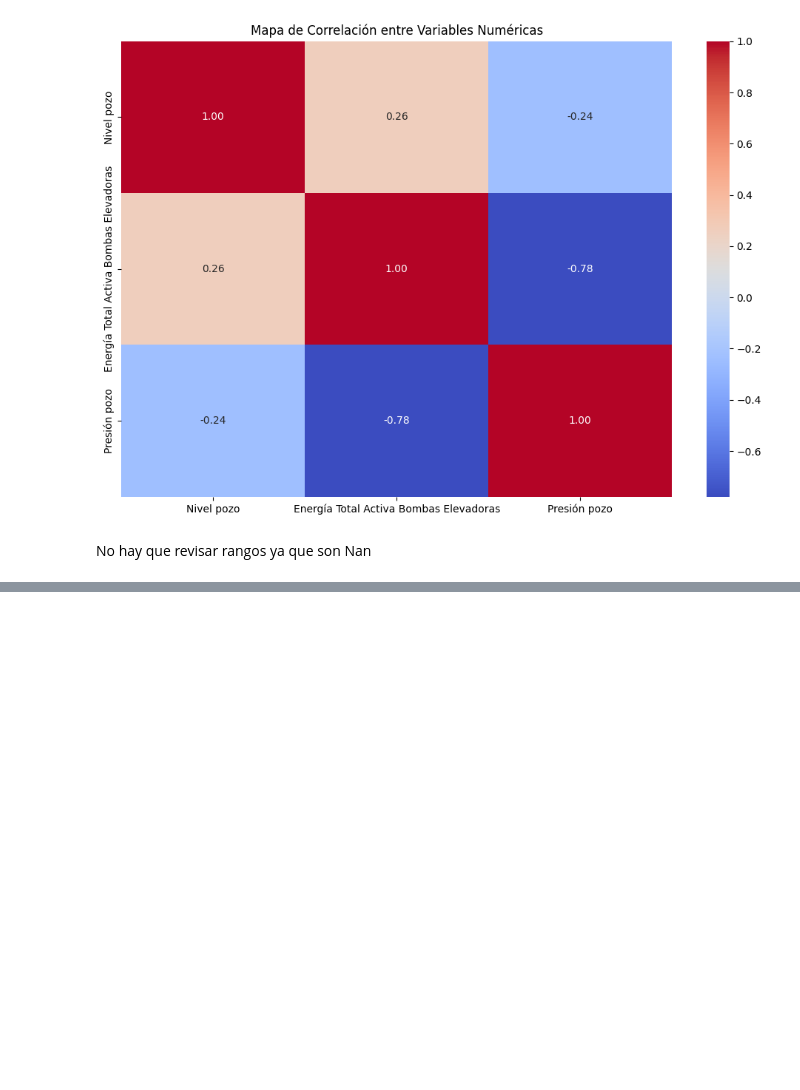
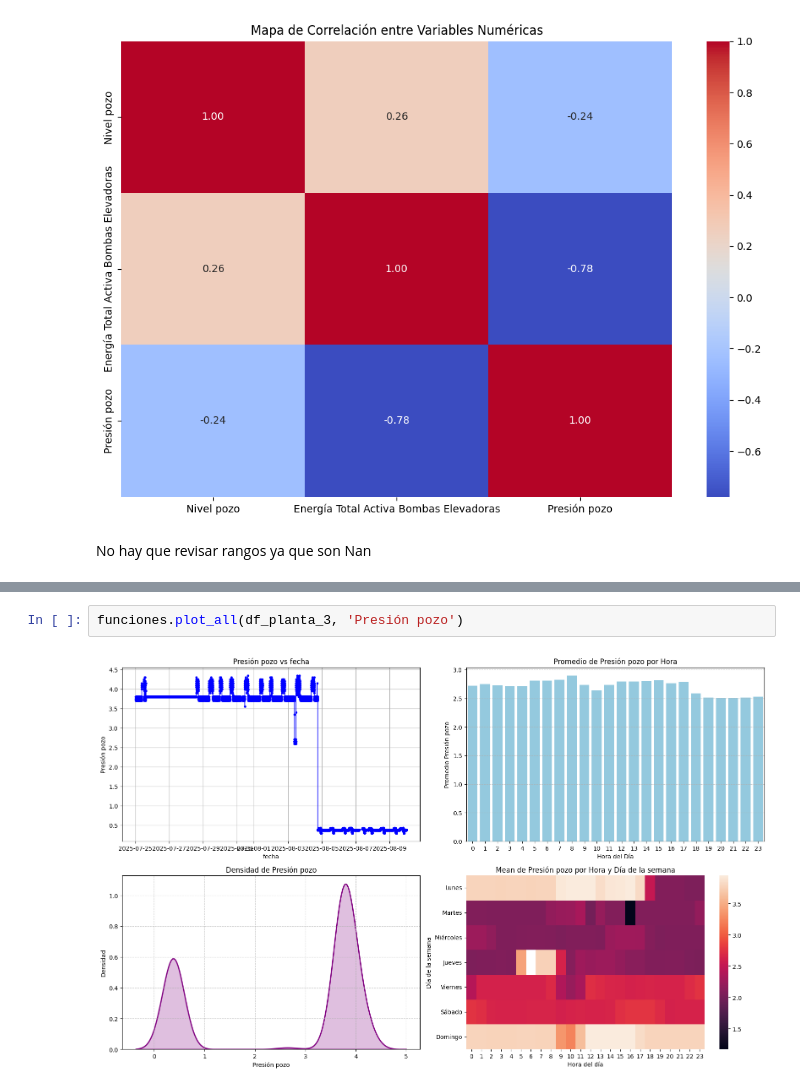
Before and after one commit to fchiapped/Proyecto-Grado, a Jupyter notebook: planta3.ipynb, the cells around one changed output, grey strips where cells are left out. Saved outputs shown, nothing was run; the diff lists cells and outputs as text; blank space fills up the shorter version.

```diff
--- a/planta3.ipynb
+++ b/planta3.ipynb
@@ -83,0 +89,4 @@ No hay que revisar rangos ya que son Nan
+# %%
+funciones.plot_all(df_planta_3, 'Presión pozo')
+# %% [output]
+[figure, added]
```
Also changed, not shown: parts of 1 cell of this notebook, 3 other files.
